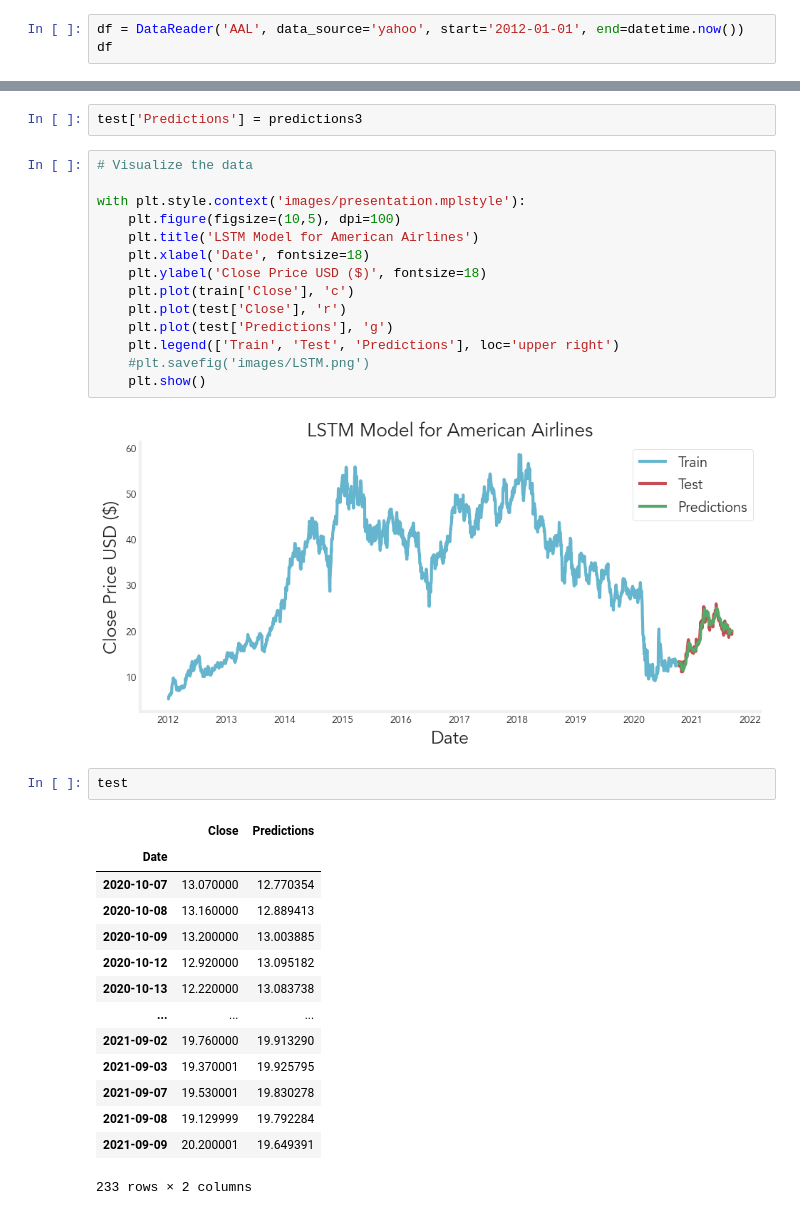
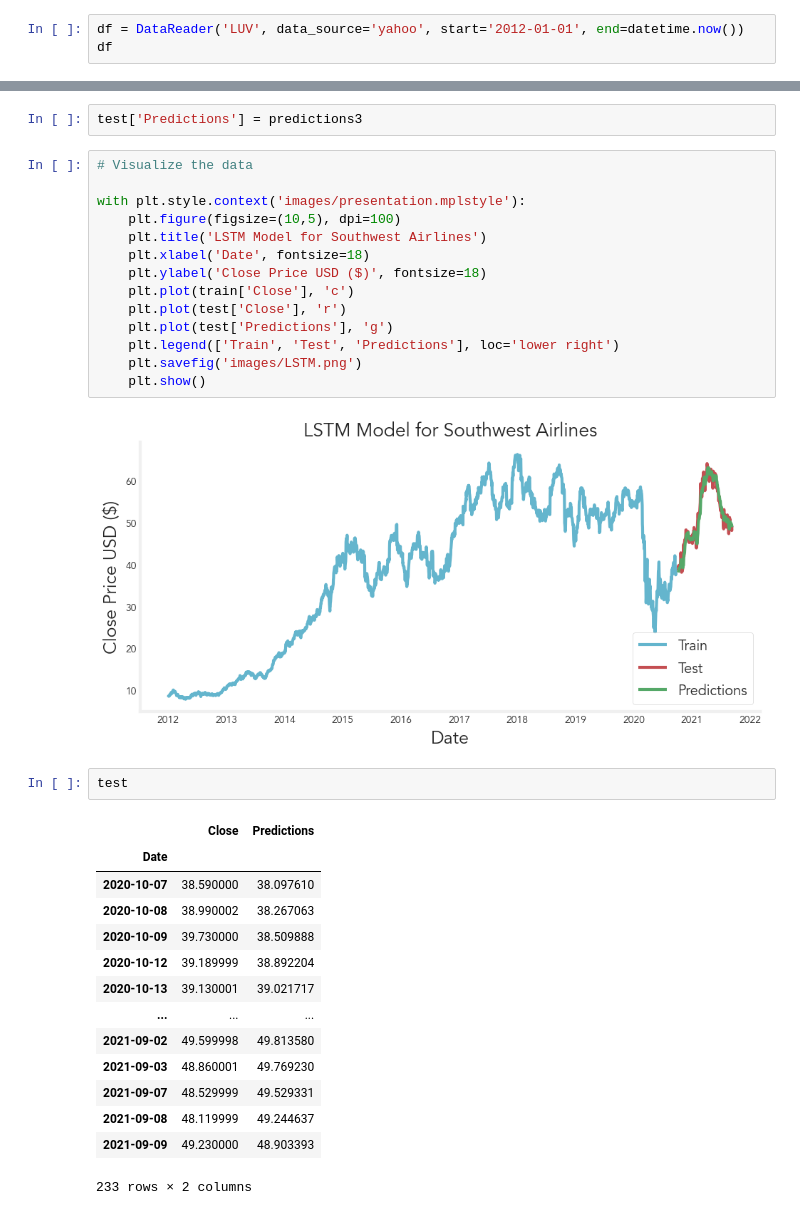
Before and after one commit to miazfryer/airlines_stocks, a Jupyter notebook: 05_LSTM_single_step.ipynb, the cells around one changed output, grey strips where cells are left out. Drawn from its saved outputs; the diff is of its cells as text.

```diff
--- a/05_LSTM_single_step.ipynb
+++ b/05_LSTM_single_step.ipynb
@@ -39,7 +39,7 @@ np.random.seed(123)
 # %% [markdown]
 ## Load Data
 # %%
-df = DataReader('AAL', data_source='yahoo', start='2012-01-01', end=datetime.now())
+df = DataReader('LUV', data_source='yahoo', start='2012-01-01', end=datetime.now())
 df
 # %% [output]
 |  | High | Low | Open | Close | Volume | Adj Close |
@@ -474,33 +474,33 @@ test['Predictions'] = predictions3
 # %%
 # Visualize the data
 
 with plt.style.context('images/presentation.mplstyle'):
     plt.figure(figsize=(10,5), dpi=100)
-    plt.title('LSTM Model for American Airlines')
+    plt.title('LSTM Model for Southwest Airlines')
     plt.xlabel('Date', fontsize=18)
     plt.ylabel('Close Price USD ($)', fontsize=18)
     plt.plot(train['Close'], 'c')
     plt.plot(test['Close'], 'r')
     plt.plot(test['Predictions'], 'g')
-    plt.legend(['Train', 'Test', 'Predictions'], loc='upper right')
-    #plt.savefig('images/LSTM.png')
+    plt.legend(['Train', 'Test', 'Predictions'], loc='lower right')
+    plt.savefig('images/LSTM.png')
     plt.show()
 # %% [output]
-[figure, old version]
+[figure, new version]
 # %%
 test
 # %% [output]
 |  | Close | Predictions |
 | Date |  |  |
-| 2020-10-07 | 13.070000 | 12.770354 |
-| 2020-10-08 | 13.160000 | 12.889413 |
-| 2020-10-09 | 13.200000 | 13.003885 |
-| 2020-10-12 | 12.920000 | 13.095182 |
-| 2020-10-13 | 12.220000 | 13.083738 |
+| 2020-10-07 | 38.590000 | 38.097610 |
+| 2020-10-08 | 38.990002 | 38.267063 |
+| 2020-10-09 | 39.730000 | 38.509888 |
+| 2020-10-12 | 39.189999 | 38.892204 |
+| 2020-10-13 | 39.130001 | 39.021717 |
 | ... | ... | ... |
-| 2021-09-02 | 19.760000 | 19.913290 |
-| 2021-09-03 | 19.370001 | 19.925795 |
-| 2021-09-07 | 19.530001 | 19.830278 |
-| 2021-09-08 | 19.129999 | 19.792284 |
-| 2021-09-09 | 20.200001 | 19.649391 |
+| 2021-09-02 | 49.599998 | 49.813580 |
+| 2021-09-03 | 48.860001 | 49.769230 |
+| 2021-09-07 | 48.529999 | 49.529331 |
+| 2021-09-08 | 48.119999 | 49.244637 |
+| 2021-09-09 | 49.230000 | 48.903393 |
 233 rows × 2 columns
```
Also changed, not shown: parts of 18 cells of this notebook, 4 other files.
